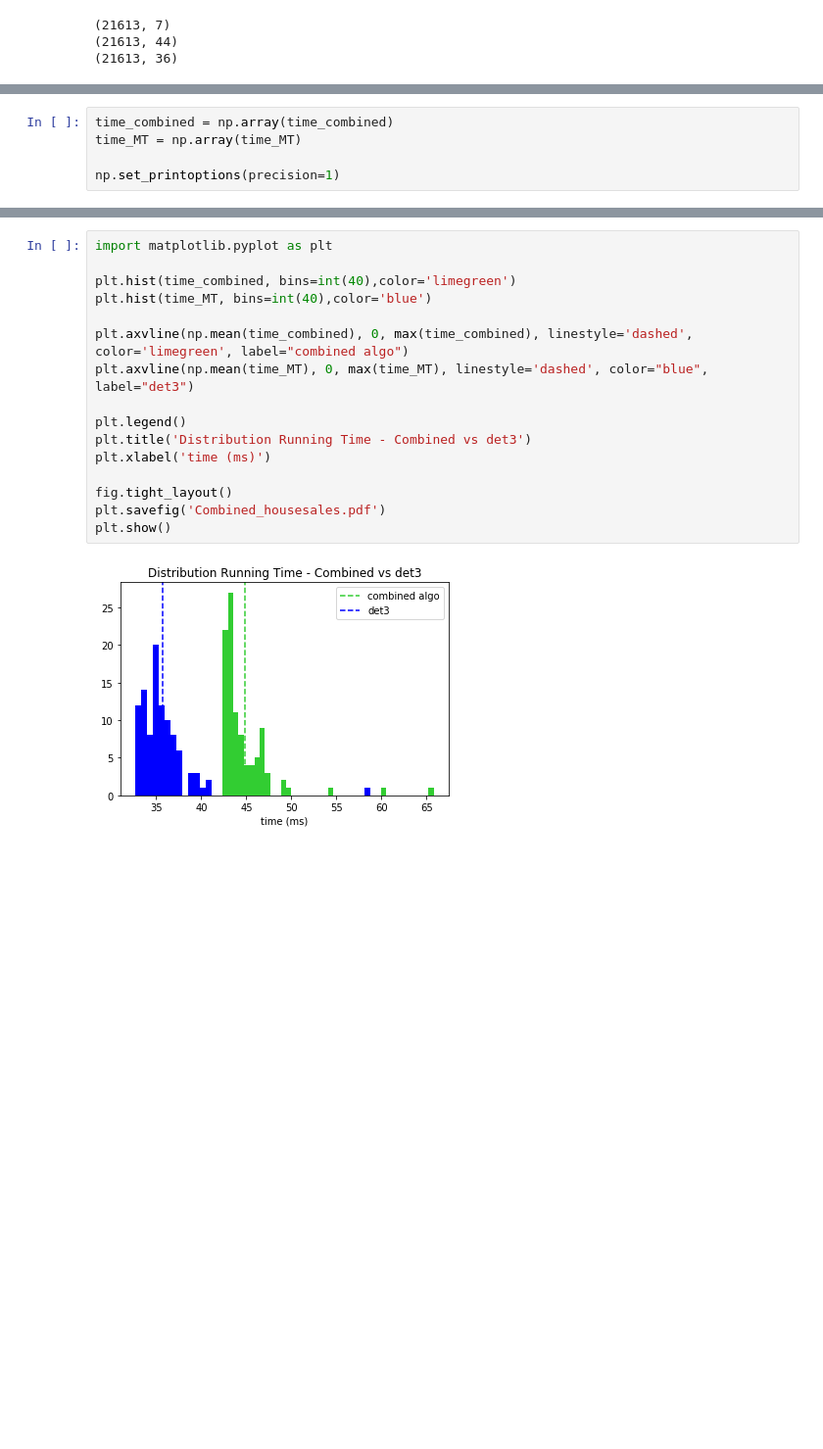
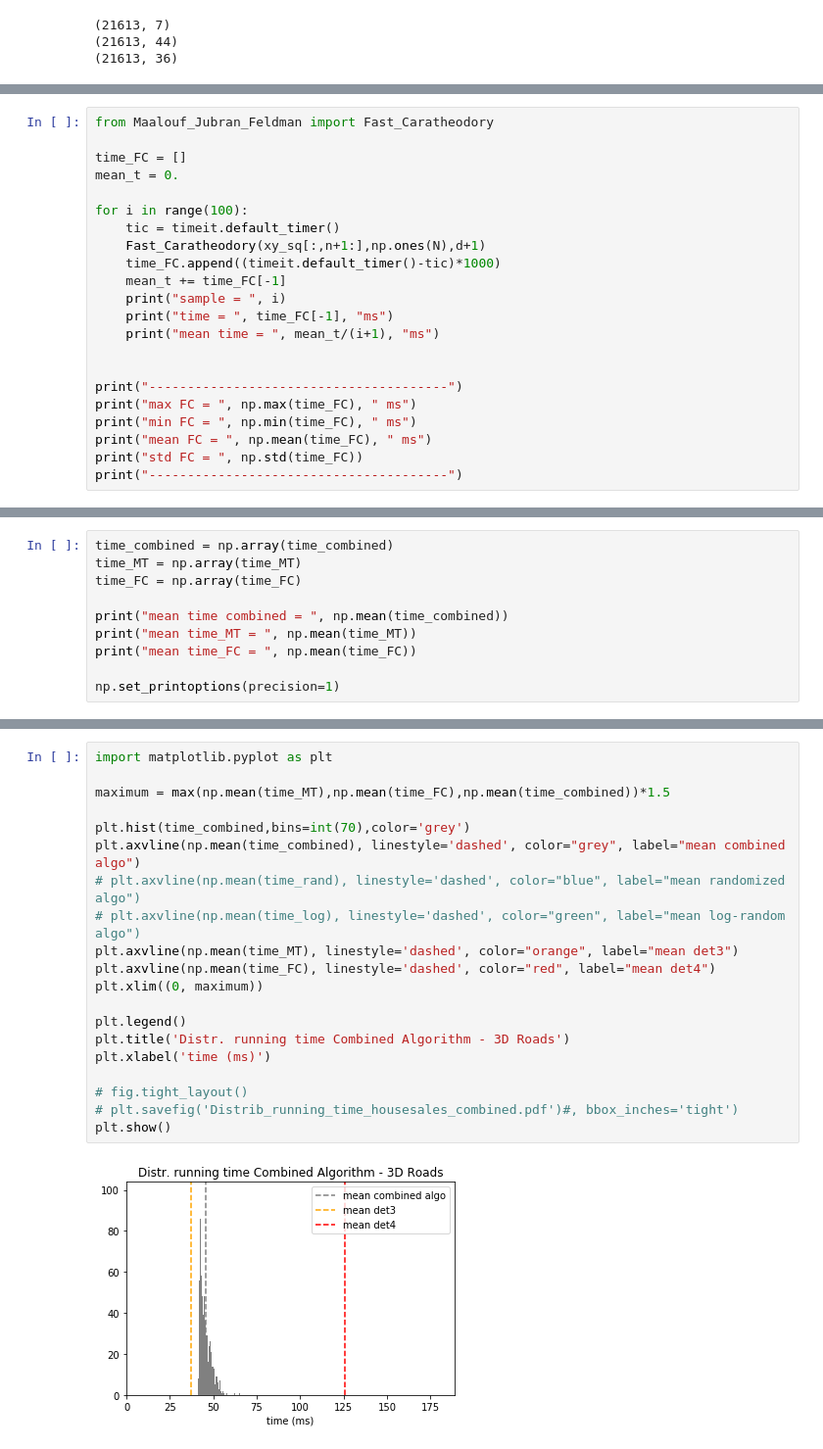
Before and after one commit to FraCose/Recombination_Random_Algos, a Jupyter notebook: Comparison_housesales.ipynb, the cells around one changed output, grey strips where cells are left out. Shown at 98% size. Cells and saved outputs as stored; diff of their text form; blank space fills up the shorter version.

Commit message:
update with combined experiments

```diff
--- a/Comparison_housesales.ipynb
+++ b/Comparison_housesales.ipynb
@@ -175 +190,23 @@ std FC =  2.982815887198228
 ---------------------------------------
+# %%
+from Maalouf_Jubran_Feldman import Fast_Caratheodory
+
+time_FC = []
+mean_t = 0.
+
+for i in range(100):
+    tic = timeit.default_timer()
+    Fast_Caratheodory(xy_sq[:,n+1:],np.ones(N),d+1)
+    time_FC.append((timeit.default_timer()-tic)*1000)
+    mean_t += time_FC[-1]
+    print("sample = ", i)
+    print("time = ", time_FC[-1], "ms")
+    print("mean time = ", mean_t/(i+1), "ms")
+
+
+print("---------------------------------------")
+print("max FC = ", np.max(time_FC), " ms")
+print("min FC = ", np.min(time_FC), " ms")
+print("mean FC = ", np.mean(time_FC), " ms")
+print("std FC = ", np.std(time_FC))
+print("---------------------------------------")
@@ -176,5 +231,10 @@ std FC =  2.982815887198228
 # %%
 time_combined = np.array(time_combined)
 time_MT = np.array(time_MT)
+time_FC = np.array(time_FC)
+
+print("mean time combined = ", np.mean(time_combined))
+print("mean time_MT = ", np.mean(time_MT))
+print("mean time_FC = ", np.mean(time_FC))
 
 np.set_printoptions(precision=1)
@@ -181,18 +245,22 @@ np.set_printoptions(precision=1)
 # %%
 import matplotlib.pyplot as plt
 
-plt.hist(time_combined, bins=int(40),color='limegreen')
-plt.hist(time_MT, bins=int(40),color='blue')
+maximum = max(np.mean(time_MT),np.mean(time_FC),np.mean(time_combined))*1.5
 
-plt.axvline(np.mean(time_combined), 0, max(time_combined), linestyle='dashed', color='limegreen', label="combined algo")
-plt.axvline(np.mean(time_MT), 0, max(time_MT), linestyle='dashed', color="blue", label="det3")
+plt.hist(time_combined,bins=int(70),color='grey')
+plt.axvline(np.mean(time_combined), linestyle='dashed', color="grey", label="mean combined algo")
+# plt.axvline(np.mean(time_rand), linestyle='dashed', color="blue", label="mean randomized algo")
+# plt.axvline(np.mean(time_log), linestyle='dashed', color="green", label="mean log-random algo")
+plt.axvline(np.mean(time_MT), linestyle='dashed', color="orange", label="mean det3")
+plt.axvline(np.mean(time_FC), linestyle='dashed', color="red", label="mean det4")
+plt.xlim((0, maximum))
 
 plt.legend()
-plt.title('Distribution Running Time - Combined vs det3')
+plt.title('Distr. running time Combined Algorithm - 3D Roads')
 plt.xlabel('time (ms)')
 
-fig.tight_layout()
-plt.savefig('Combined_housesales.pdf')
+# fig.tight_layout()
+# plt.savefig('Distrib_running_time_housesales_combined.pdf')#, bbox_inches='tight')
 plt.show()
 # %% [output]
-[figure, old version]
+[figure, new version]
```
Also changed, not shown: parts of 4 cells of this notebook, 3 other files.
